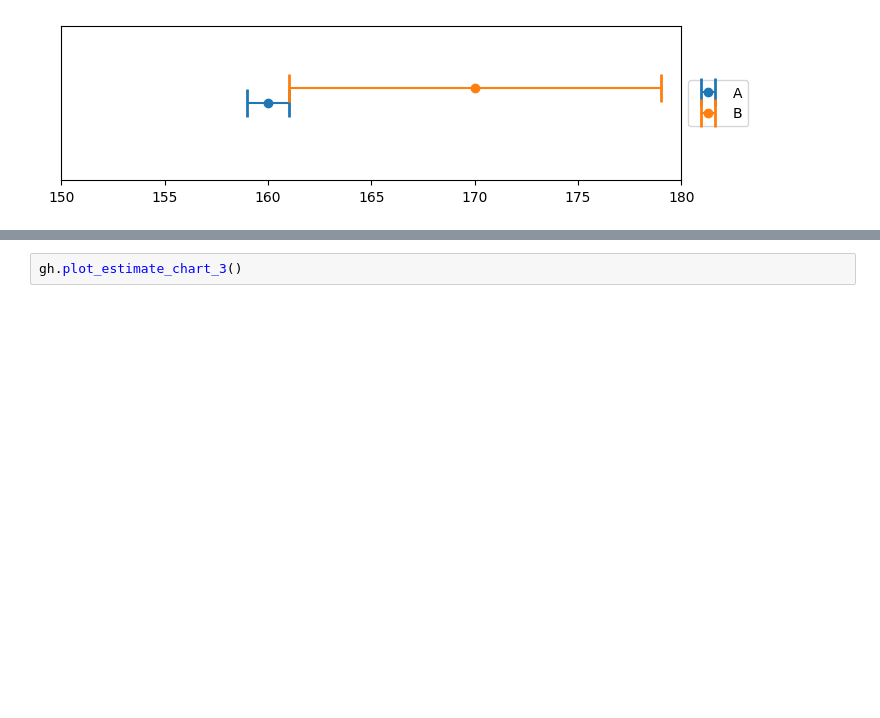
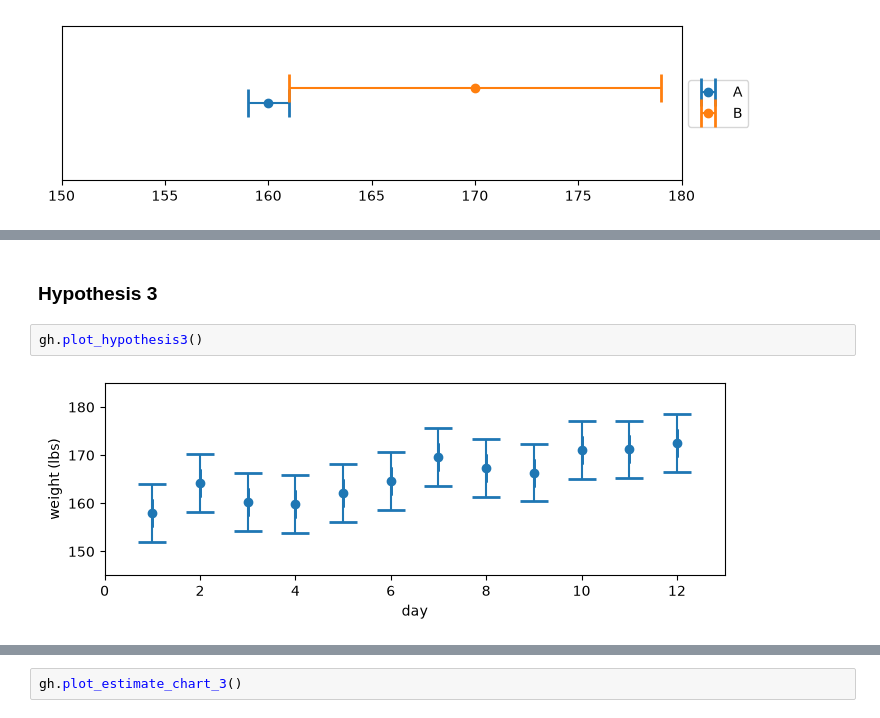
Before and after one commit to mozartfish/engineering-practice, a Jupyter notebook: bayesian-filtering/g-h-filter.ipynb, the cells around one changed output, grey strips where cells are left out. Cells and saved outputs as stored; diff of their text form; blank space fills up the shorter version.

```diff
--- a/bayesian-filtering/g-h-filter.ipynb
+++ b/bayesian-filtering/g-h-filter.ipynb
@@ -35,0 +92,6 @@ gh.plot_hypothesis2()
+# %% [markdown]
+### Hypothesis 3
+# %%
+gh.plot_hypothesis3()
+# %% [output]
+[figure, added]
```
Also changed, not shown: parts of 39 cells of this notebook.
